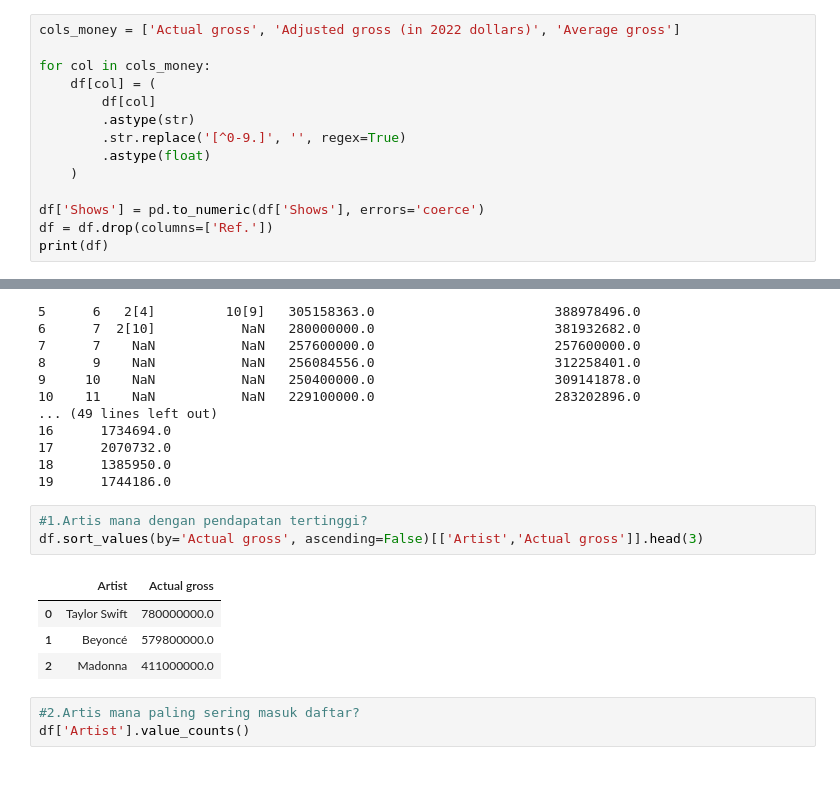
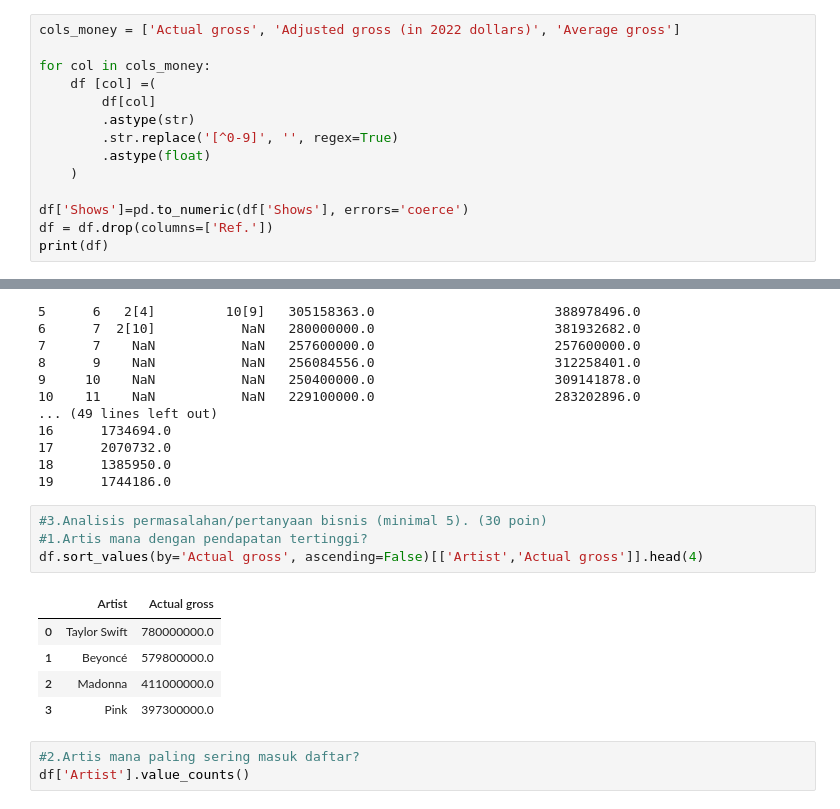
Before and after one commit to afllaabdi/music-tour-revenue-analysis, a Jupyter notebook: music_tour_analysis.ipynb, the cells around one changed output, grey strips where cells are left out. Cells and saved outputs as stored; diff of their text form; blank space fills up the shorter version.

```diff
--- a/music_tour_analysis.ipynb
+++ b/music_tour_analysis.ipynb
@@ -71,14 +73,14 @@ Index(['Rank', 'Peak', 'All Time Peak', 'Actual gross',
 cols_money = ['Actual gross', 'Adjusted gross (in 2022 dollars)', 'Average gross']
 
 for col in cols_money:
-    df[col] = (
+    df [col] =(
         df[col]
         .astype(str)
-        .str.replace('[^0-9.]', '', regex=True)
+        .str.replace('[^0-9]', '', regex=True)
         .astype(float)
     )
 
-df['Shows'] = pd.to_numeric(df['Shows'], errors='coerce')
+df['Shows']=pd.to_numeric(df['Shows'], errors='coerce')
 df = df.drop(columns=['Ref.'])
 print(df)
 # %% [output]
@@ -100,13 +102,15 @@ print(df)
 18      1385950.0
 19      1744186.0
 # %%
+#3.Analisis permasalahan/pertanyaan bisnis (minimal 5). (30 poin)
 #1.Artis mana dengan pendapatan tertinggi?
-df.sort_values(by='Actual gross', ascending=False)[['Artist','Actual gross']].head(3)
+df.sort_values(by='Actual gross', ascending=False)[['Artist','Actual gross']].head(4)
 # %% [output]
 |  | Artist | Actual gross |
 | 0 | Taylor Swift | 780000000.0 |
 | 1 | Beyoncé | 579800000.0 |
 | 2 | Madonna | 411000000.0 |
+| 3 | Pink | 397300000.0 |
 # %%
 #2.Artis mana paling sering masuk daftar?
 df['Artist'].value_counts()
```
Also changed, not shown: parts of 7 cells of this notebook.
